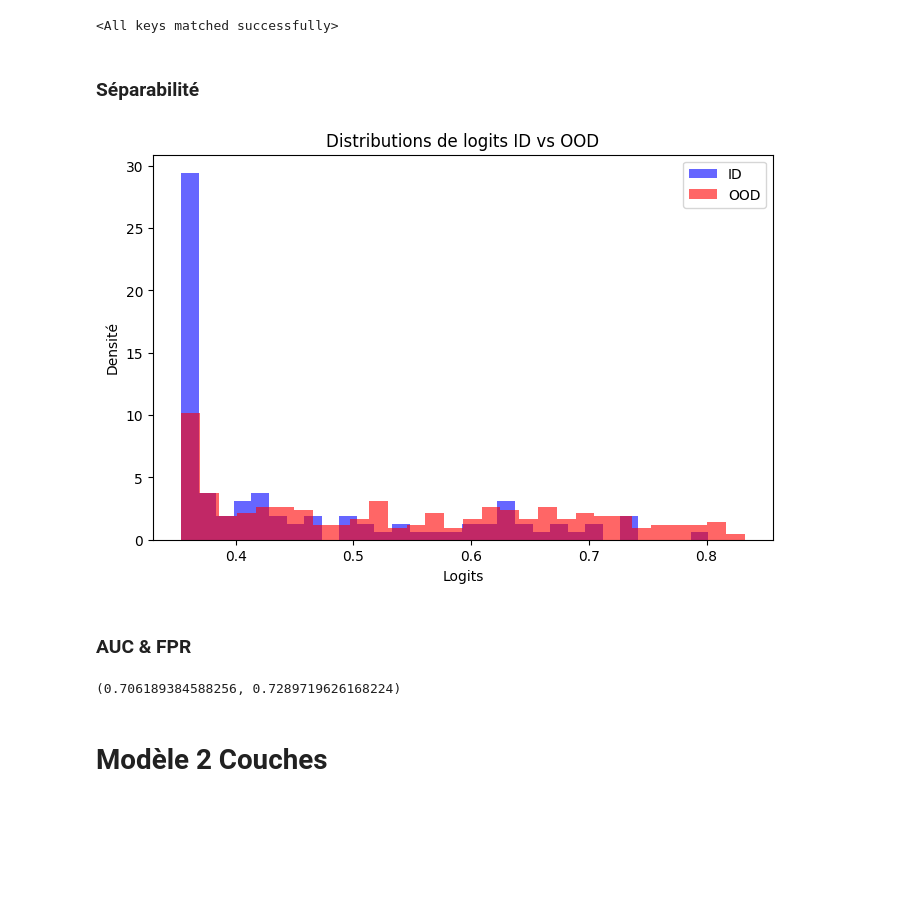
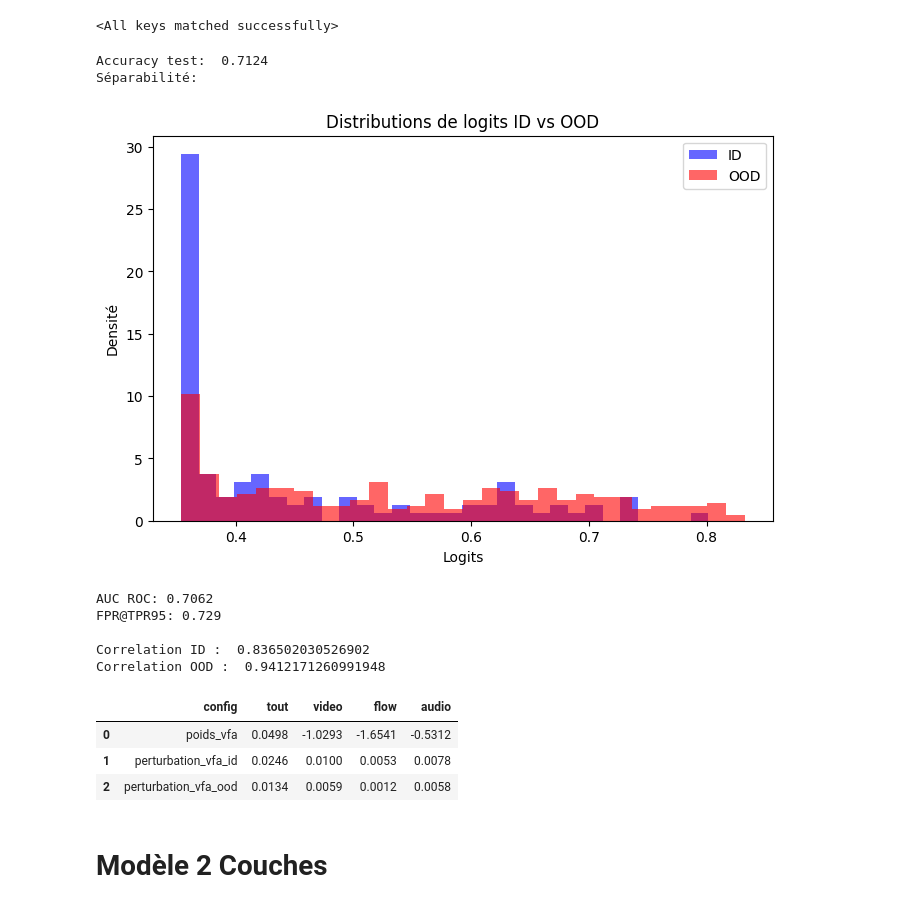
Before and after one commit to MaoucheMounir/MultiOOD, a Jupyter notebook: classif_ash/modality_classifier_near_vfa.ipynb, the cells around one changed output. Saved outputs shown, nothing was run; the diff lists cells and outputs as text; code cells hidden in the pictures; blank space fills up the shorter version.

```diff
--- a/classif_ash/modality_classifier_near_vfa.ipynb
+++ b/classif_ash/modality_classifier_near_vfa.ipynb
@@ -32,4 +37,5 @@ True
 # %%
-dataset_id, dataset_ood = get_id_data_near("ash"), get_ood_data_near("ash")
+framework = NearOODFramework()
+dataset_id, dataset_ood = framework.get_confs("id", "ash"), framework.get_confs("ood","ash")
 X = np.vstack([dataset_id, dataset_ood])
 Y = get_y(dataset_id, dataset_ood)
@@ -97,29 +99,27 @@ tensor([3.5832], device='cuda:0')
 # %% [markdown]
 # Tests
 # %%
+input_dim = 5 #react sur tous + react sur aucun + react video + react flow + react audio
+output_dim = 1
+model = nn.Linear(input_dim, output_dim)
+
 model.load_state_dict(torch.load("model_vfa.pth"))
 # %% [output]
 <All keys matched successfully>
-# %% [markdown]
-### Séparabilité
-# %%
-#outputs_test = calc_outputs_test(model, test_dataloader)
-
-# with open("outputs_test_vfa.pkl", 'wb') as f:
-#     pickle.dump(outputs_test, f)
-
-with open("outputs_test_vfa.pkl", 'rb') as f:
-    outputs_test = pickle.load(f)
-
-separabilite(outputs_test)
-# %% [output]
-[figure, removed]
-# %% [markdown]
-### AUC & FPR
-# %%
-auroc, aupr_in, aupr_out, fpr = auc_and_fpr_recall(np.array(outputs_test["all_outputs_test"]), np.array(outputs_test["all_labels_test"]), tpr_th=0.95)
-auroc, fpr
-# %% [output]
-(0.706189384588256, 0.7289719626168224)
+# %%
+outputs_test, auroc, fpr, df, correlation_id, correlation_ood = performance_report(model, test_dataloader, NearOODFramework("vfa"))
+# %% [output]
+Accuracy test:  0.7124
+Séparabilité:
+[figure, added]
+AUC ROC: 0.7062
+FPR@TPR95: 0.729
+
+Correlation ID :  0.836502030526902
+Correlation OOD :  0.9412171260991948
+|  | config | tout | video | flow | audio |
+| 0 | poids_vfa | 0.0498 | -1.0293 | -1.6541 | -0.5312 |
+| 1 | perturbation_vfa_id | 0.0246 | 0.0100 | 0.0053 | 0.0078 |
+| 2 | perturbation_vfa_ood | 0.0134 | 0.0059 | 0.0012 | 0.0058 |
 # %% [markdown]
 # Modèle 2 Couches
```
Also changed, not shown: parts of 16 cells of this notebook, 13 other files.
